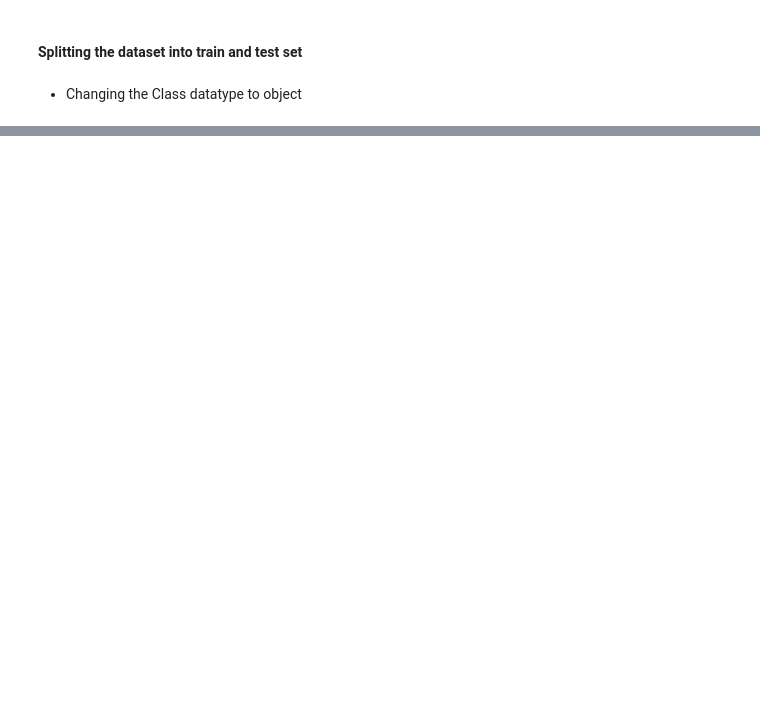
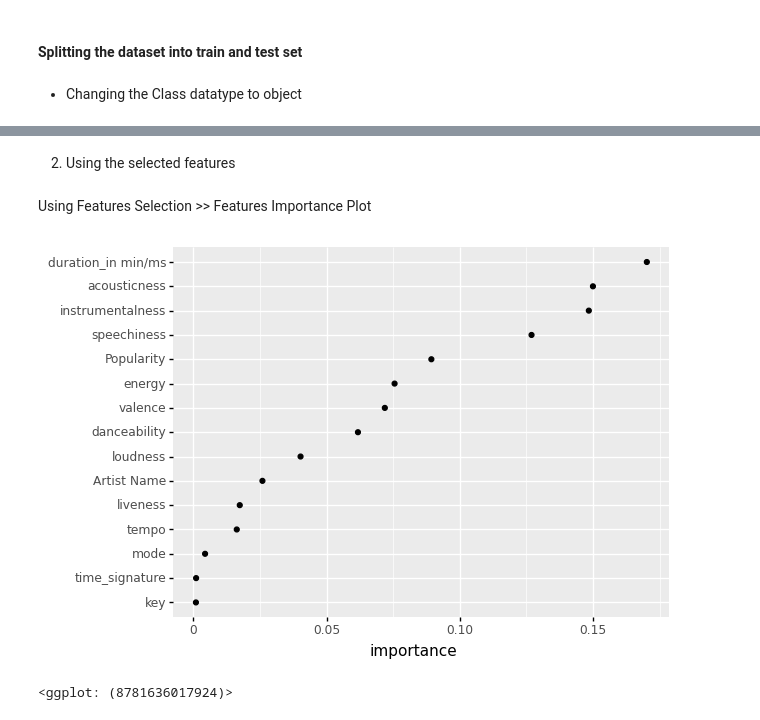
Before and after one commit to rawanalqarni/Music_Dataset, a Jupyter notebook: rawan/ML_music_dataset.ipynb, the cells around one changed output, grey strips where cells are left out. Cells and saved outputs as stored; diff of their text form; code cells hidden in the pictures; blank space fills up the shorter version.

```diff
--- a/rawan/ML_music_dataset.ipynb
+++ b/rawan/ML_music_dataset.ipynb
@@ -288,0 +208,16 @@ print("Accuracy:",metrics.accuracy_score(y_test, y_pred))
+# %% [markdown]
+2. Using the selected features
+# %% [markdown]
+Using Features Selection >> Features Importance Plot
+# %%
+dt_mod1 = results.best_estimator_
+df_mod1_fit = dt_mod1.fit(X_train, y_train)
+vi = pd.DataFrame({'feature': X_train.columns,
+                   'importance': df_mod1_fit.feature_importances_})
+top_20_features = vi.nlargest(20, 'importance')
+(ggplot(top_20_features, aes(x='importance', y='reorder(feature, importance)'))
+ + geom_point()
+ + labs(y=None))
+# %% [output]
+[figure, added]
+<ggplot: (8781636017924)>
```
Also changed, not shown: parts of 62 cells of this notebook.
